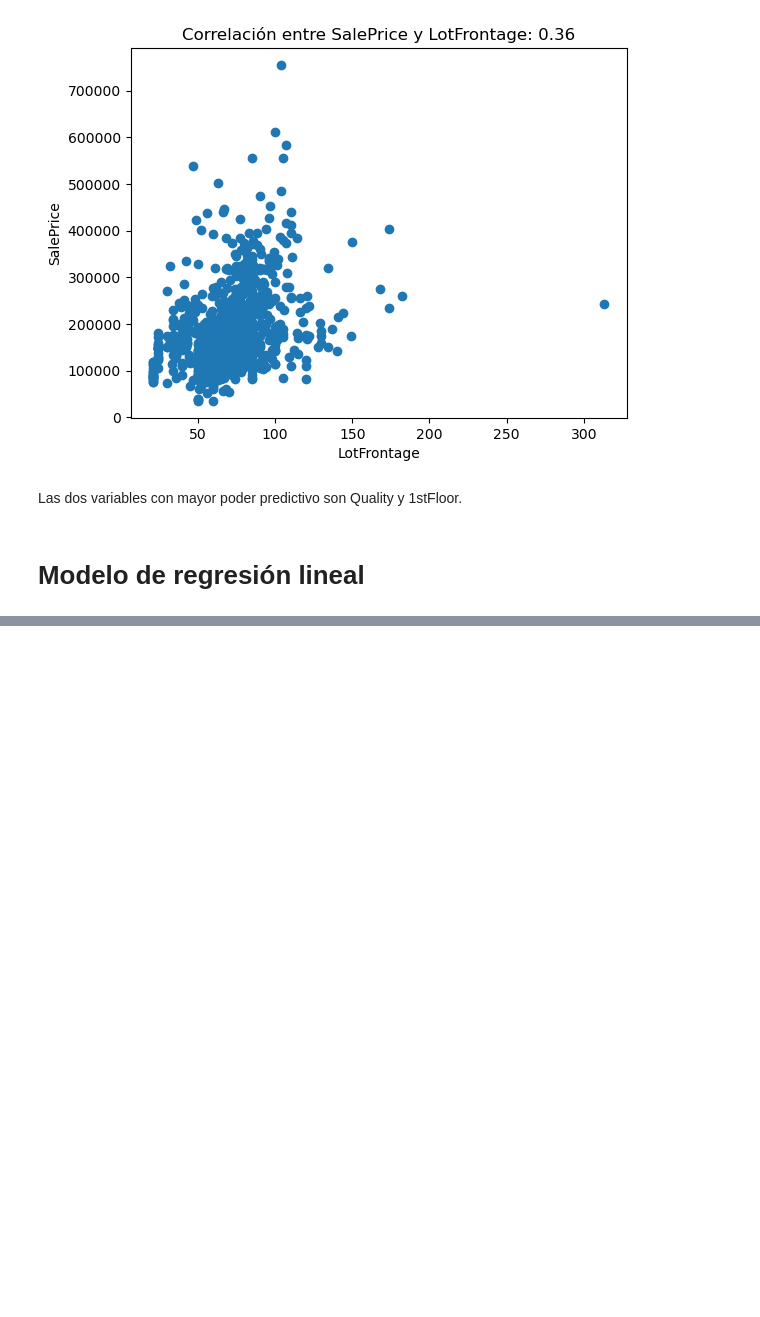
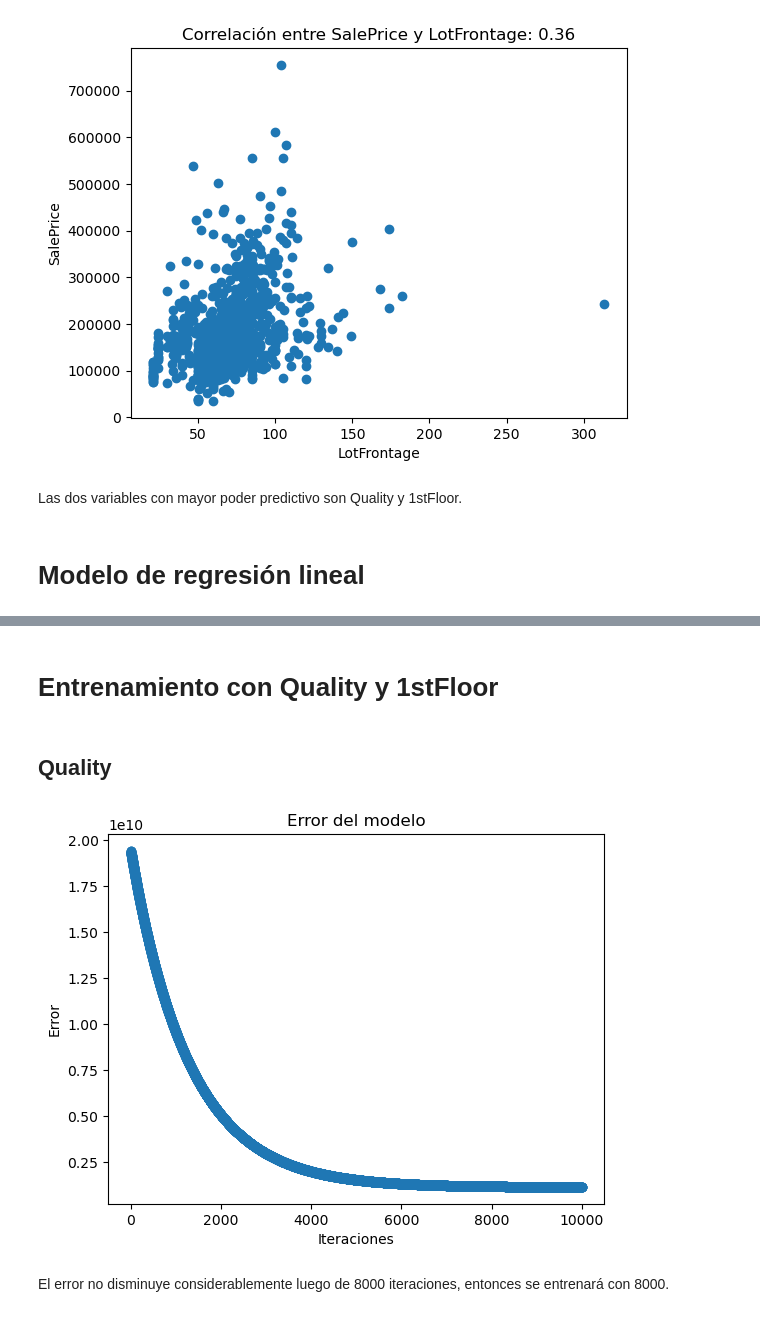
Before and after one commit to msalvaa/Proyecto-1, a Jupyter notebook: Proyecto 1 24000666.ipynb, the cells around one changed output, grey strips where cells are left out. Saved outputs shown, nothing was run; the diff lists cells and outputs as text; code cells hidden in the pictures; blank space fills up the shorter version.

Commit message:
con predicciones y parte 1 errores

```diff
--- a/Proyecto 1 24000666.ipynb
+++ b/Proyecto 1 24000666.ipynb
@@ -122,13 +123,18 @@ def regresion(x,y,epochs,imprimir_error_cada,learning_rate):
     matriz=np.column_stack([x, np.ones(len(x))])
     #beta1 en la columna 0 y beta0 en la columna 1
     betas=np.array([0,0])
-    dict_betas=dict()
+    dict_modelos=dict()
     errores=[]
     for i in range(0, epochs):
         yhat=np.dot(matriz, betas)
         error=sum((y-yhat)**2)/(2*len(y))
         errores.append(error)
         gradiente=np.dot((yhat-y),matriz)/len(y)
-        dict_betas[i]=betas
+        dict_modelos[i]=[betas, yhat, x, y]
         betas=betas-learning_rate*gradiente
-    return dict_betas, errores
+        try:
+            if i%imprimir_error_cada==0 and i!=0:
+                print ("Error de la iteración",str(i)+":",str(error))
+        except ZeroDivisionError:
+            pass
+    return dict_modelos, errores
@@ -202,2 +140,0 @@ errores=[]
-# %%
-errores.append(1)
@@ -211,0 +141,7 @@ ValueError: shapes (2,) and (1168,2) not aligned: 2 (dim 0) != 1168 (dim 0)
+# %%
+def grafica_errores(errores):
+    plt.scatter(range(len(errores)), errores)
+    plt.xlabel("Iteraciones")
+    plt.ylabel("Error")
+    plt.title("Error del modelo")
+    plt.show()
@@ -211,0 +215,12 @@ ValueError: shapes (2,) and (1168,2) not aligned: 2 (dim 0) != 1168 (dim 0)
+# %% [markdown]
+# Entrenamiento con Quality y 1stFloor
+# %% [markdown]
+## Quality
+# %%
+modelos_quality, errores_quality=regresion(train_df["Quality"], train_df["SalePrice"],10000,0,.0499)
+# %%
+grafica_errores(errores_quality)
+# %% [output]
+[figure, added]
+# %% [markdown]
+El error no disminuye considerablemente luego de 8000 iteraciones, entonces se entrenará con 8000.
```
Also changed, not shown: parts of 31 cells of this notebook.
